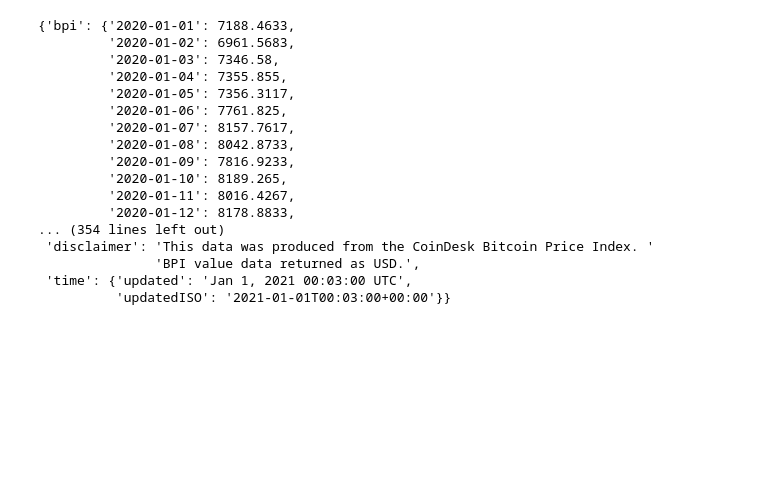
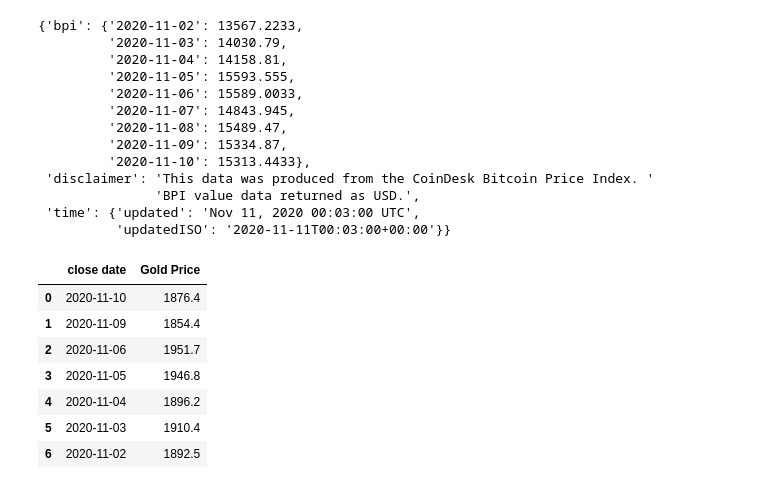
Before and after one commit to darrenr10/Project_1, a Jupyter notebook: Ryan_Work.ipynb, the cells around one changed output. Cells and saved outputs as stored; diff of their text form; code cells hidden in the pictures; blank space fills up the shorter version.

```diff
--- a/Ryan_Work.ipynb
+++ b/Ryan_Work.ipynb
@@ -1,43 +1,58 @@
 # %%
 # Set dependencies
 
 import matplotlib.pyplot as plt
 import pandas as pd
 import numpy as np
 import requests
 import time
 from scipy.stats import linregress
 import json
 from pprint import pprint
 
 #time series
 # Start = YYYY-MM-DD
 # End = YYYY-MM-DD
 
-#Url_Setup
+#Url_Setup for BPI
 base_url = "https://api.coindesk.com/v1/bpi/historical/close.json?"
-Start = '2020-01-01'
-End = '2020-12-31'
+Start = '2020-11-02'
+End = '2020-11-10'
 query_url = f'{base_url}start={Start}&end={End}'
 
 
 pprint(requests.get(query_url).json())
+
+#Data set up for Dow Jones during Election (11-2 - 11/10)
+# Read CSV
+DJIA_data = pd.read_csv("data/DJIA.csv")
+DJIA_data.rename(columns = {'DATE':'close date'}, inplace = True)
+DJIA_data
+
+#Data for Gold (11-2 - 11/10)
+Gold_data = pd.read_csv("data/Gold Price.csv")
+Gold_data.rename(columns = {'Date':'close date'}, inplace = True)
+Gold_data
 # %% [output]
-{'bpi': {'2020-01-01': 7188.4633,
-         '2020-01-02': 6961.5683,
-         '2020-01-03': 7346.58,
-         '2020-01-04': 7355.855,
-         '2020-01-05': 7356.3117,
-         '2020-01-06': 7761.825,
-         '2020-01-07': 8157.7617,
-         '2020-01-08': 8042.8733,
-         '2020-01-09': 7816.9233,
-         '2020-01-10': 8189.265,
-         '2020-01-11': 8016.4267,
-         '2020-01-12': 8178.8833,
-... (354 lines left out)
+{'bpi': {'2020-11-02': 13567.2233,
+         '2020-11-03': 14030.79,
+         '2020-11-04': 14158.81,
+         '2020-11-05': 15593.555,
+         '2020-11-06': 15589.0033,
+         '2020-11-07': 14843.945,
+         '2020-11-08': 15489.47,
+         '2020-11-09': 15334.87,
+         '2020-11-10': 15313.4433},
  'disclaimer': 'This data was produced from the CoinDesk Bitcoin Price Index. '
                'BPI value data returned as USD.',
- 'time': {'updated': 'Jan 1, 2021 00:03:00 UTC',
-          'updatedISO': '2021-01-01T00:03:00+00:00'}}
+ 'time': {'updated': 'Nov 11, 2020 00:03:00 UTC',
+          'updatedISO': '2020-11-11T00:03:00+00:00'}}
+|  | close date | Gold Price |
+| 0 | 2020-11-10 | 1876.4 |
+| 1 | 2020-11-09 | 1854.4 |
+| 2 | 2020-11-06 | 1951.7 |
+| 3 | 2020-11-05 | 1946.8 |
+| 4 | 2020-11-04 | 1896.2 |
+| 5 | 2020-11-03 | 1910.4 |
+| 6 | 2020-11-02 | 1892.5 |
 # %%
```
Also changed, not shown: parts of 6 cells of this notebook, 2 other files.
